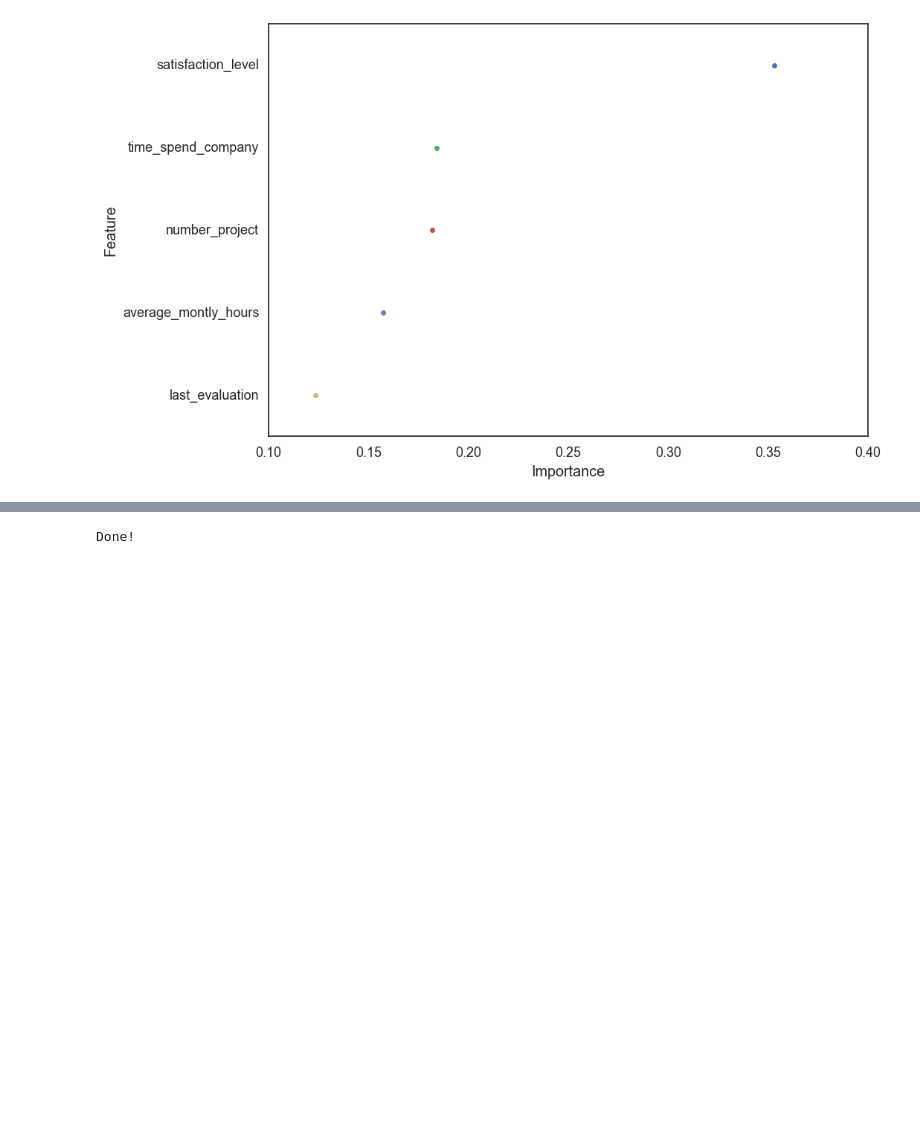
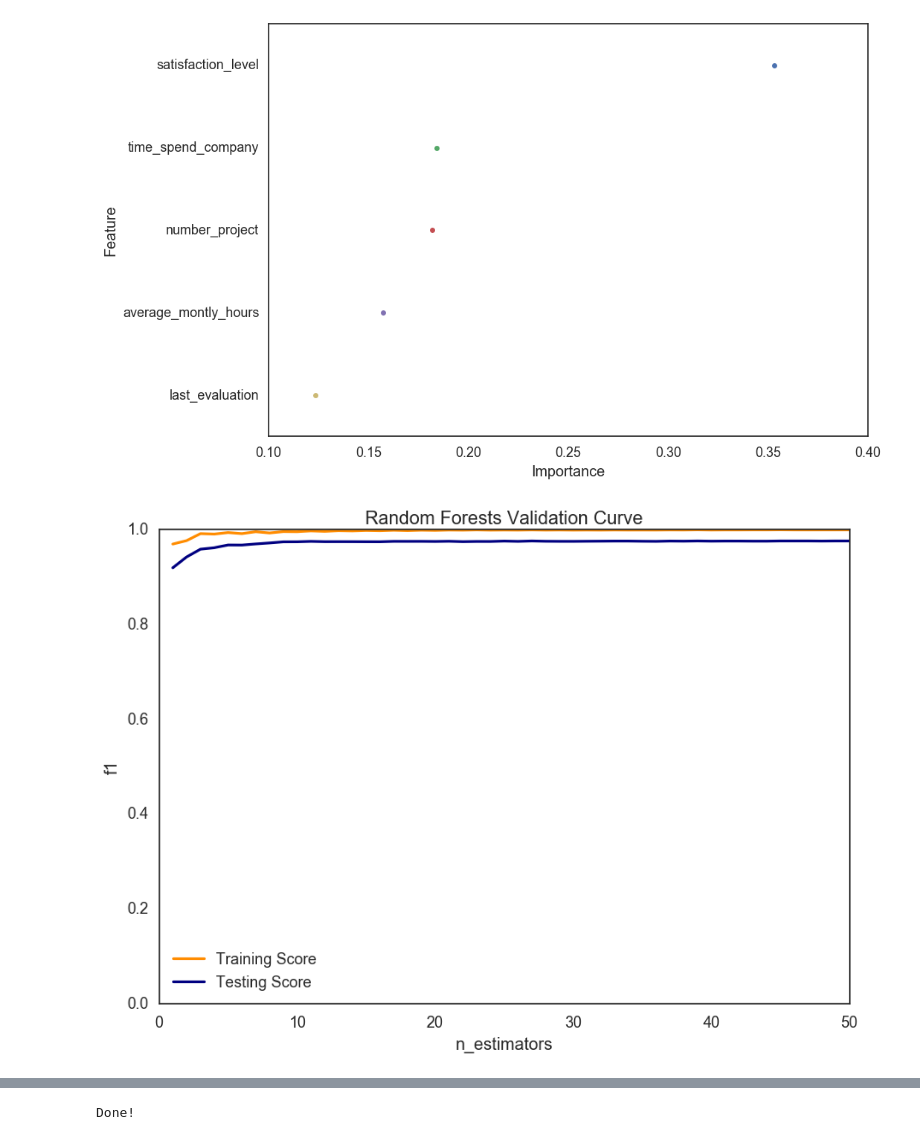
Before and after one commit to inncretech/datascience, a Jupyter notebook: kaggle/kaggle_hr/kaggle_hr.ipynb, the cells around one changed output, grey strips where cells are left out. Drawn from its saved outputs; the diff is of its cells as text; code cells hidden in the pictures; blank space fills up the shorter version.

```diff
--- a/kaggle/kaggle_hr/kaggle_hr.ipynb
+++ b/kaggle/kaggle_hr/kaggle_hr.ipynb
@@ -116,3 +161,18 @@ ax = plot_feature_importances(feature_importances)
 sns.plt.show()
 # %% [output]
 [figure]
+# %%
+#Random Forests Validation Curve
+
+random_forests_classifier = RandomForestClassifier(random_state=5)
+n_estimators = range(1, 51)
+
+items = {'title':'Random Forests Validation Curve',
+         'param_range':n_estimators,
+         'param_name':'n_estimators',
+         'scoring':'f1'}
+
+plt = plot_validation_curve(random_forests_classifier, X_train, y_train, items)
+plt.show()
+# %% [output]
+[figure, added]
```
Also changed, not shown: parts of 11 cells of this notebook, 1 other file.
